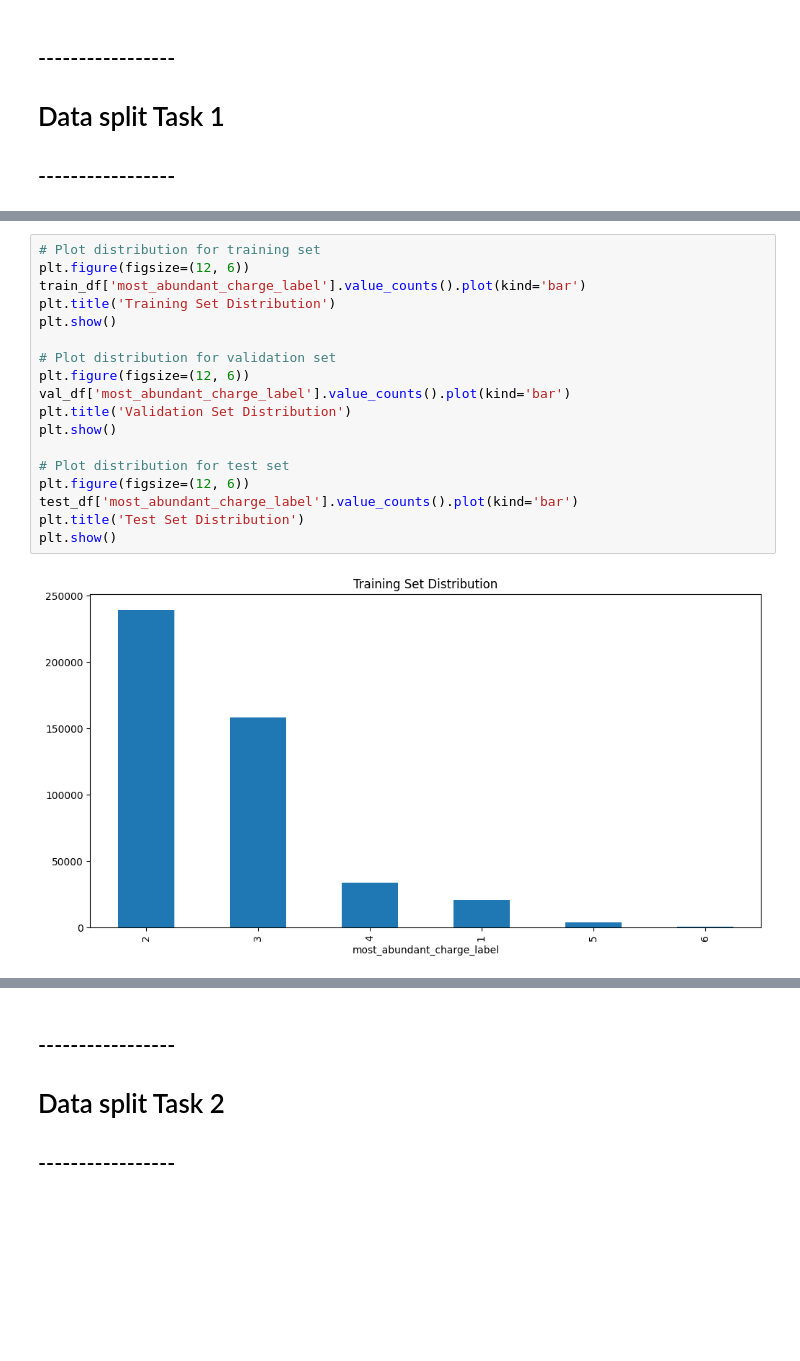
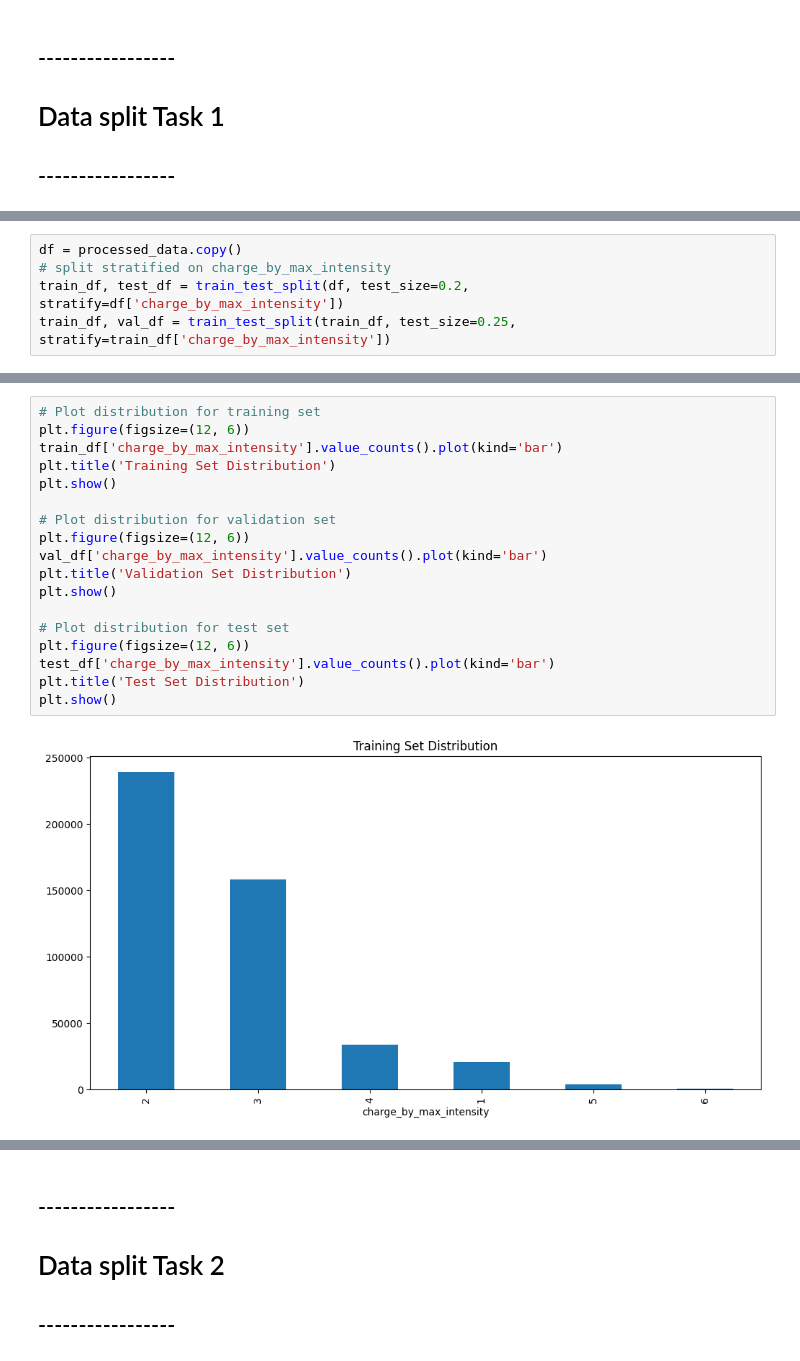
Before and after one commit to wilhelm-lab/dlomix, a Jupyter notebook: data_split_tests.ipynb, the cells around one changed output, grey strips where cells are left out. Cells and saved outputs as stored; diff of their text form; blank space fills up the shorter version.

```diff
--- a/data_split_tests.ipynb
+++ b/data_split_tests.ipynb
@@ -80,0 +51,5 @@ train_df.head()
+# %%
+df = processed_data.copy()
+# split stratified on charge_by_max_intensity
+train_df, test_df = train_test_split(df, test_size=0.2, stratify=df['charge_by_max_intensity'])
+train_df, val_df = train_test_split(train_df, test_size=0.25, stratify=train_df['charge_by_max_intensity'])
@@ -81,20 +94,20 @@ train_df.head()
 # %%
 # Plot distribution for training set
 plt.figure(figsize=(12, 6))
-train_df['most_abundant_charge_label'].value_counts().plot(kind='bar')
+train_df['charge_by_max_intensity'].value_counts().plot(kind='bar')
 plt.title('Training Set Distribution')
 plt.show()
 
 # Plot distribution for validation set
 plt.figure(figsize=(12, 6))
-val_df['most_abundant_charge_label'].value_counts().plot(kind='bar')
+val_df['charge_by_max_intensity'].value_counts().plot(kind='bar')
 plt.title('Validation Set Distribution')
 plt.show()
 
 # Plot distribution for test set
 plt.figure(figsize=(12, 6))
-test_df['most_abundant_charge_label'].value_counts().plot(kind='bar')
+test_df['charge_by_max_intensity'].value_counts().plot(kind='bar')
 plt.title('Test Set Distribution')
 plt.show()
 # %% [output]
-[figure, old version]
+[figure, new version]
```
Also changed, not shown: parts of 17 cells of this notebook.
